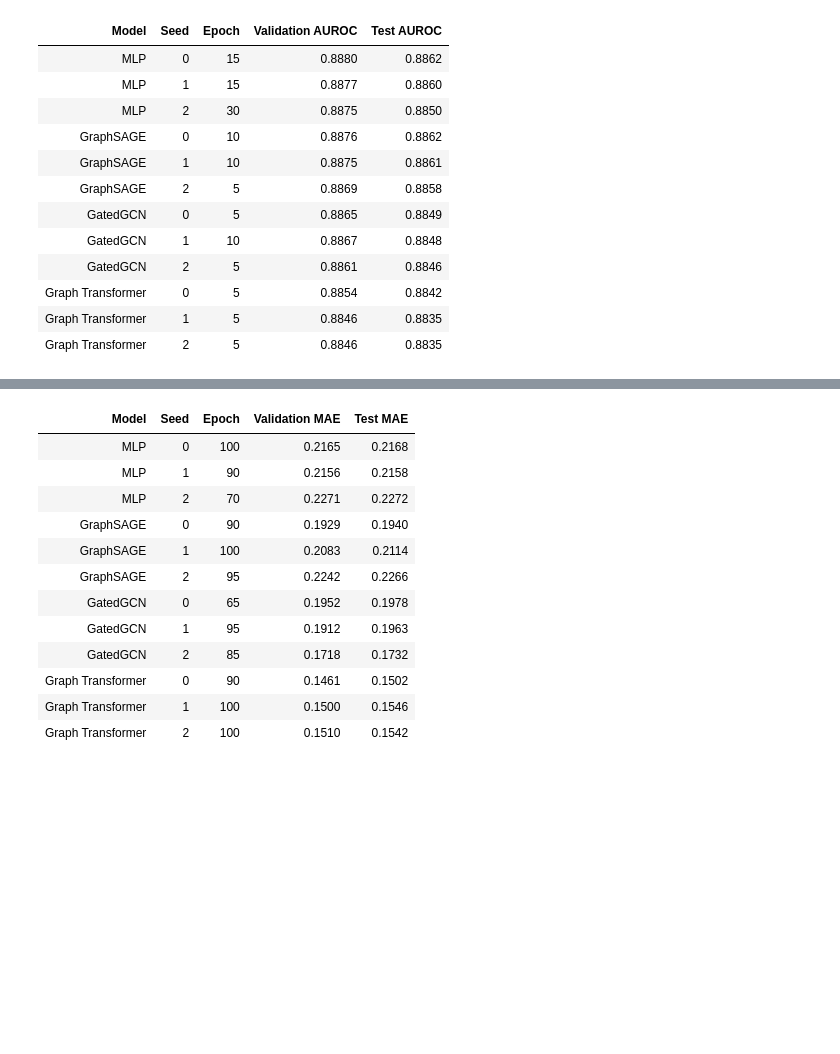
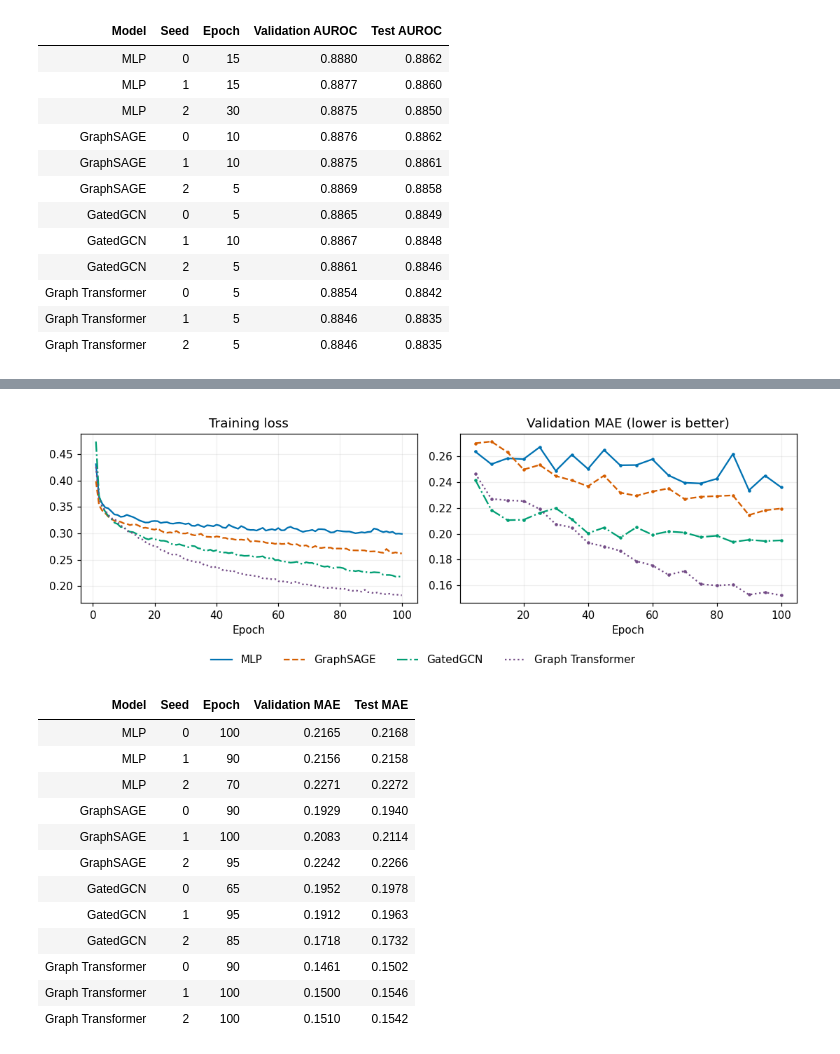
Before and after one commit to aaronteork/CS5284_GML, a Jupyter notebook: Final_Report.ipynb, the cells around one changed output, grey strips where cells are left out. Cells and saved outputs as stored; diff of their text form; code cells hidden in the pictures; blank space fills up the shorter version.

```diff
--- a/Final_Report.ipynb
+++ b/Final_Report.ipynb
@@ -809,3 +782,9 @@ Each of the four classifiers (MLP, GraphSAGE, GatedGCN and Graph Transformer) wa
+# %%
+figure = plot_history_training_summary(full_history_root, "regression")
+display(figure)
+plt.close(figure)
+# %% [output]
+[figure, added]
 # %%
 checkpoints = history_checkpoints(full_history_root, "regression")
 display(checkpoints.style.hide(axis="index").format(precision=4))
```
Also changed, not shown: parts of 9 cells of this notebook, 1 other file.
